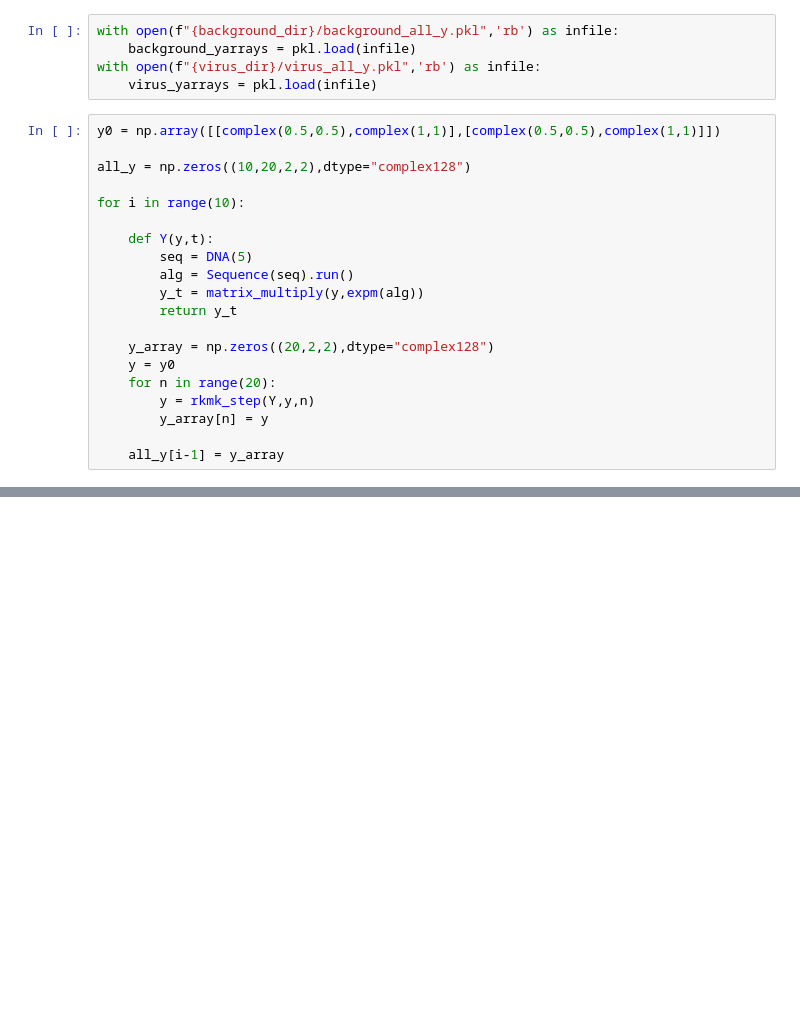
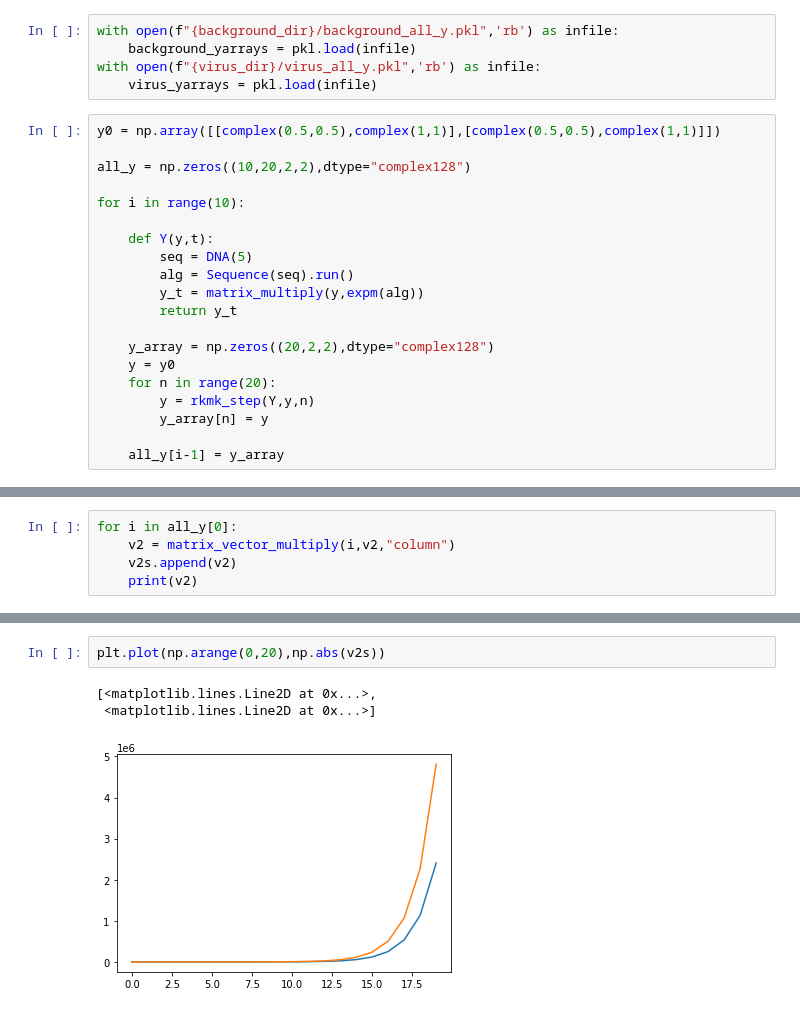
Before and after one commit to Ashika-Jayanthy/attempts_at_group_theory, a Jupyter notebook: virus_rotations.ipynb, the cells around one changed output, grey strips where cells are left out. Cells and saved outputs as stored; diff of their text form; blank space fills up the shorter version.

```diff
--- a/virus_rotations.ipynb
+++ b/virus_rotations.ipynb
@@ -45,0 +91,5 @@ def vector_multiply(v1,v2):
+# %%
+for i in all_y[0]:
+    v2 = matrix_vector_multiply(i,v2,"column")
+    v2s.append(v2)
+    print(v2)
@@ -45,0 +147,6 @@ def vector_multiply(v1,v2):
+# %%
+plt.plot(np.arange(0,20),np.abs(v2s))
+# %% [output]
+[<matplotlib.lines.Line2D at 0x...>,
+ <matplotlib.lines.Line2D at 0x...>]
+[figure, added]
```
Also changed, not shown: parts of 10 cells of this notebook.
